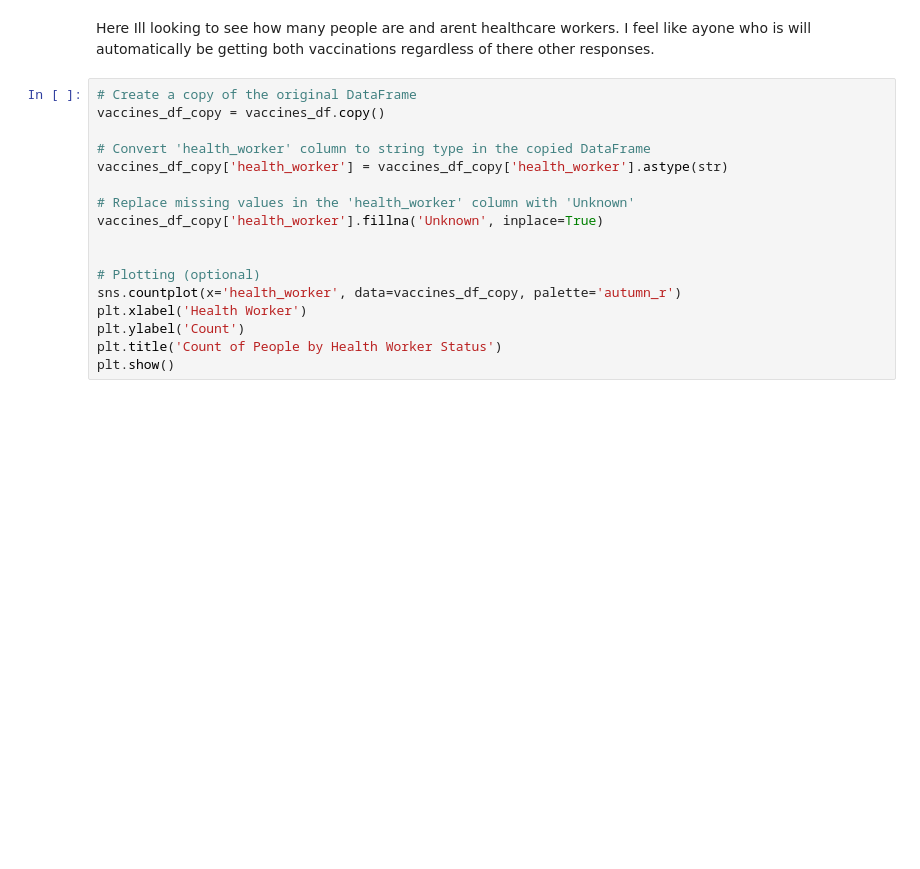
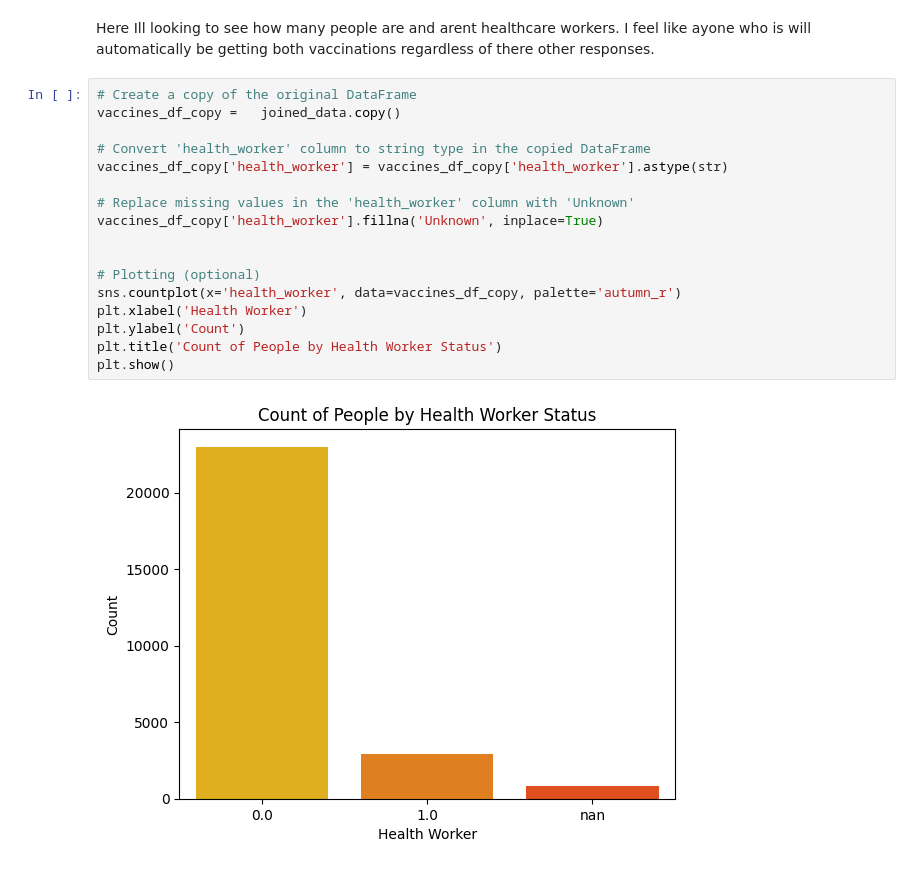
Before and after one commit to nudaee/DataScienceGuidedCapstone, a Jupyter notebook: Notebooks/Eda Cap2_01.ipynb, the cells around one changed output. Cells and saved outputs as stored; diff of their text form; blank space fills up the shorter version.

```diff
--- a/Notebooks/Eda Cap2_01.ipynb
+++ b/Notebooks/Eda Cap2_01.ipynb
@@ -39,19 +80,21 @@ plt.show()
 Here Ill looking to see how many people are and arent healthcare workers. I feel like ayone who is will automatically be getting both vaccinations regardless of there other responses.
 # %%
 # Create a copy of the original DataFrame
-vaccines_df_copy = vaccines_df.copy()
+vaccines_df_copy =   joined_data.copy()
 
 # Convert 'health_worker' column to string type in the copied DataFrame
 vaccines_df_copy['health_worker'] = vaccines_df_copy['health_worker'].astype(str)
 
 # Replace missing values in the 'health_worker' column with 'Unknown'
 vaccines_df_copy['health_worker'].fillna('Unknown', inplace=True)
 
 
 # Plotting (optional)
 sns.countplot(x='health_worker', data=vaccines_df_copy, palette='autumn_r')
 plt.xlabel('Health Worker')
 plt.ylabel('Count')
 plt.title('Count of People by Health Worker Status')
 plt.show()
+# %% [output]
+[figure, added]
 # %%
```
Also changed, not shown: parts of 28 cells of this notebook.
